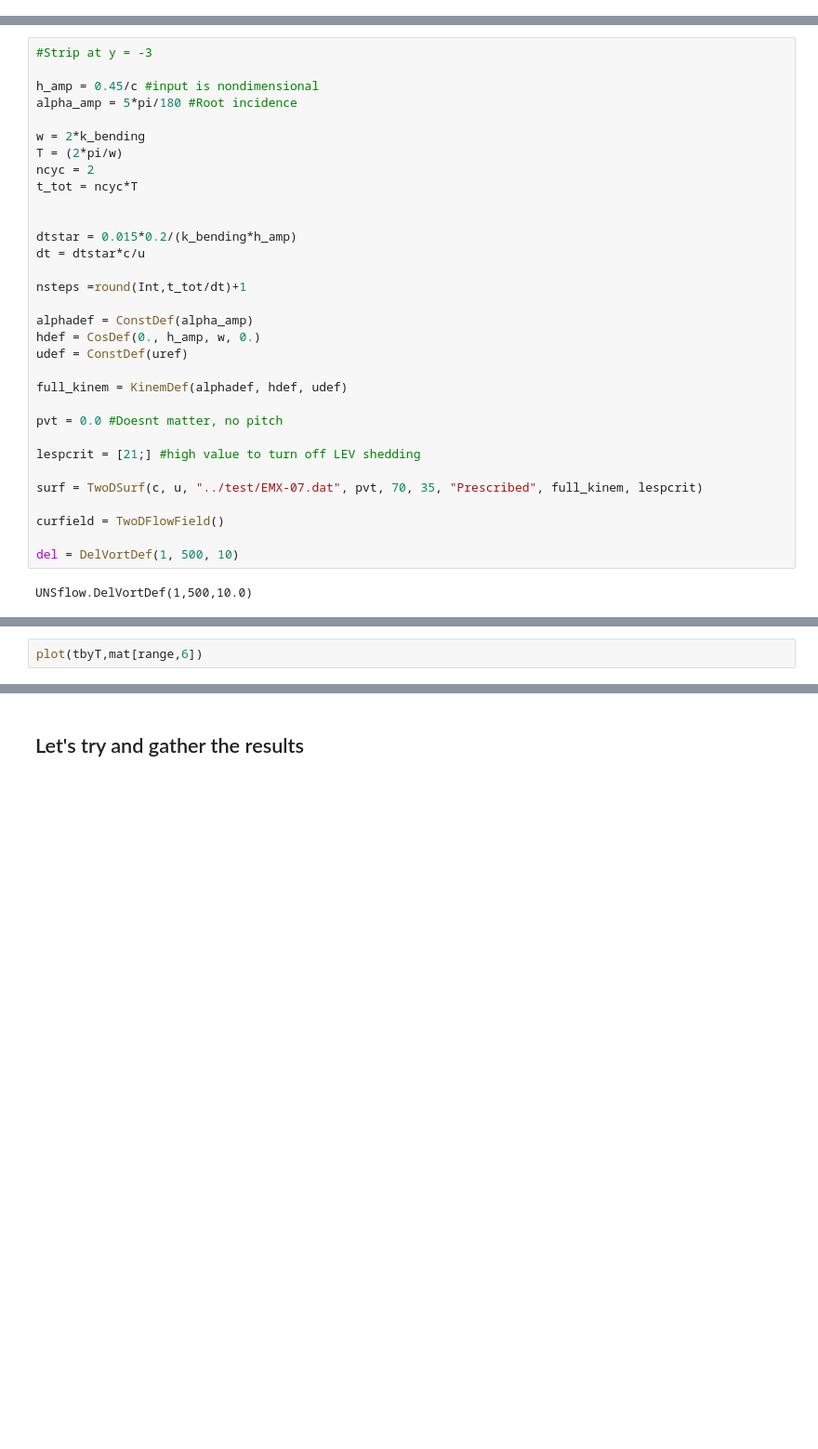
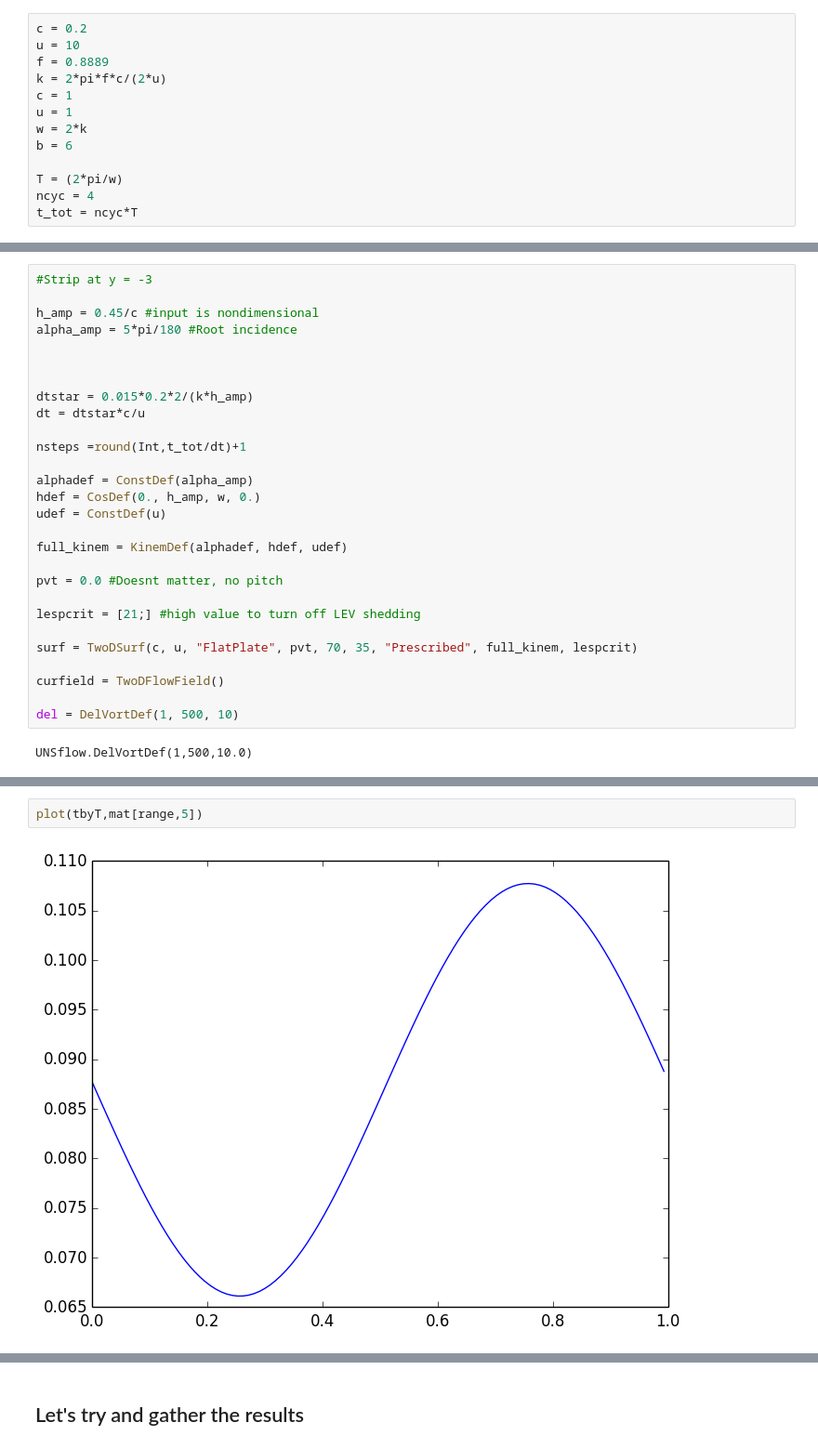
Before and after one commit to KiranRamesh-Aero/UnsteadyFlowSolvers.jl, a Jupyter notebook: Notebooks/Flexible_firstBending.ipynb, the cells around one changed output, grey strips where cells are left out. Shown at 93% size. Saved outputs shown, nothing was run; the diff lists cells and outputs as text; blank space fills up the shorter version.

```diff
--- a/Notebooks/Flexible_firstBending.ipynb
+++ b/Notebooks/Flexible_firstBending.ipynb
@@ -41,0 +27,13 @@ b = 6 #Full span
+# %%
+c = 0.2
+u = 10
+f = 0.8889
+k = 2*pi*f*c/(2*u)
+c = 1
+u = 1
+w = 2*k
+b = 6
+
+T = (2*pi/w)
+ncyc = 4
+t_tot = ncyc*T
@@ -58,20 +58,16 @@ plot(data[:,3],data[:,4])
 h_amp = 0.45/c #input is nondimensional
 alpha_amp = 5*pi/180 #Root incidence
 
-w = 2*k_bending
-T = (2*pi/w)
-ncyc = 2
-t_tot = ncyc*T
 
 
-dtstar = 0.015*0.2/(k_bending*h_amp)
+dtstar = 0.015*0.2*2/(k*h_amp)
 dt = dtstar*c/u
 
 nsteps =round(Int,t_tot/dt)+1
 
 alphadef = ConstDef(alpha_amp)
 hdef = CosDef(0., h_amp, w, 0.)
-udef = ConstDef(uref)
+udef = ConstDef(u)
 
 full_kinem = KinemDef(alphadef, hdef, udef)
 
@@ -79,7 +75,7 @@ pvt = 0.0 #Doesnt matter, no pitch
 
 lespcrit = [21;] #high value to turn off LEV shedding
 
-surf = TwoDSurf(c, u, "../test/EMX-07.dat", pvt, 70, 35, "Prescribed", full_kinem, lespcrit)
+surf = TwoDSurf(c, u, "FlatPlate", pvt, 70, 35, "Prescribed", full_kinem, lespcrit)
 
 curfield = TwoDFlowField()
 
@@ -94,2 +117,4 @@ tbyT = (mat[range,1]-mat[range[1]])/T
 # %%
-plot(tbyT,mat[range,6])
+plot(tbyT,mat[range,5])
+# %% [output]
+[figure, added]
```
Also changed, not shown: parts of 39 cells of this notebook, 2 other files.
